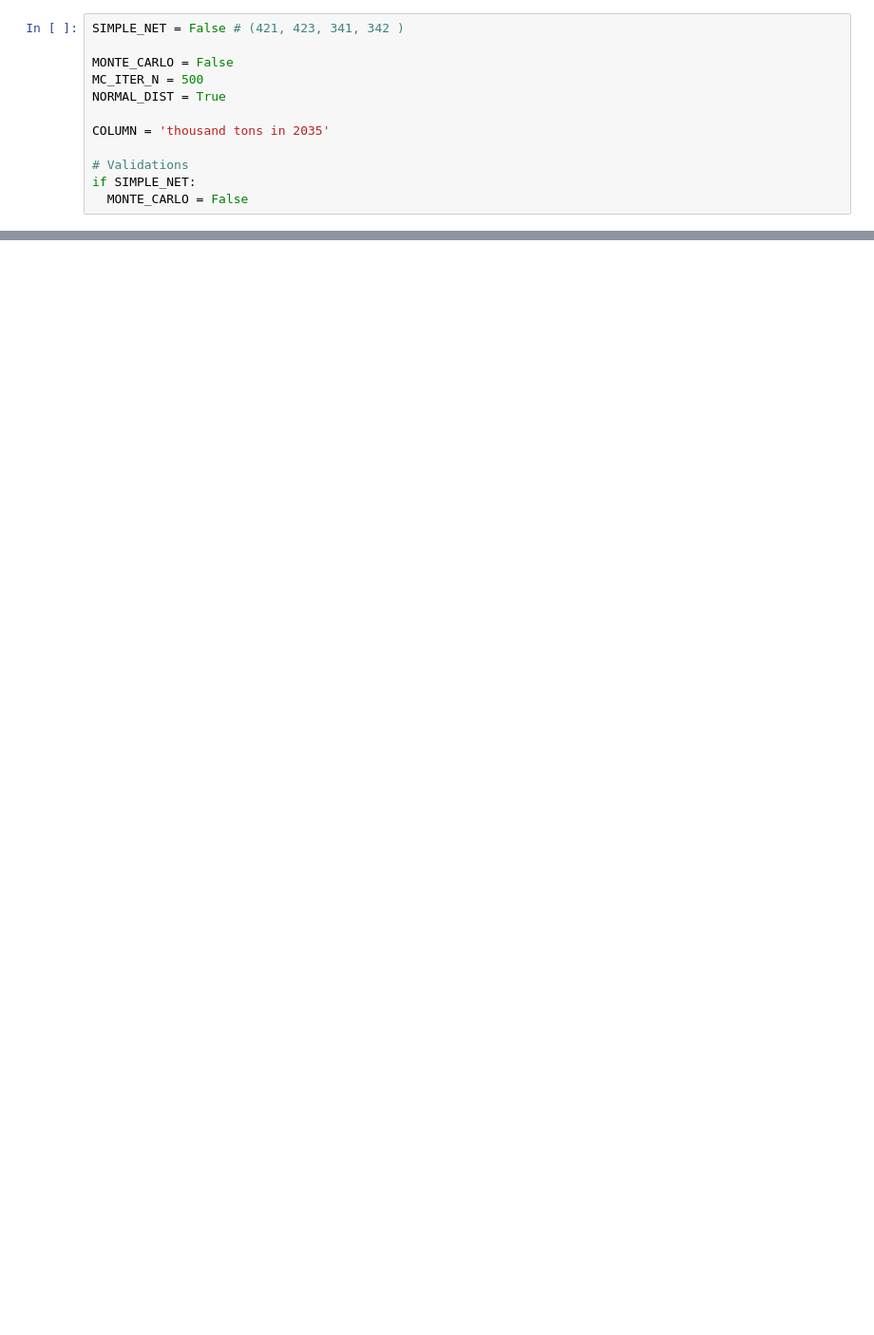
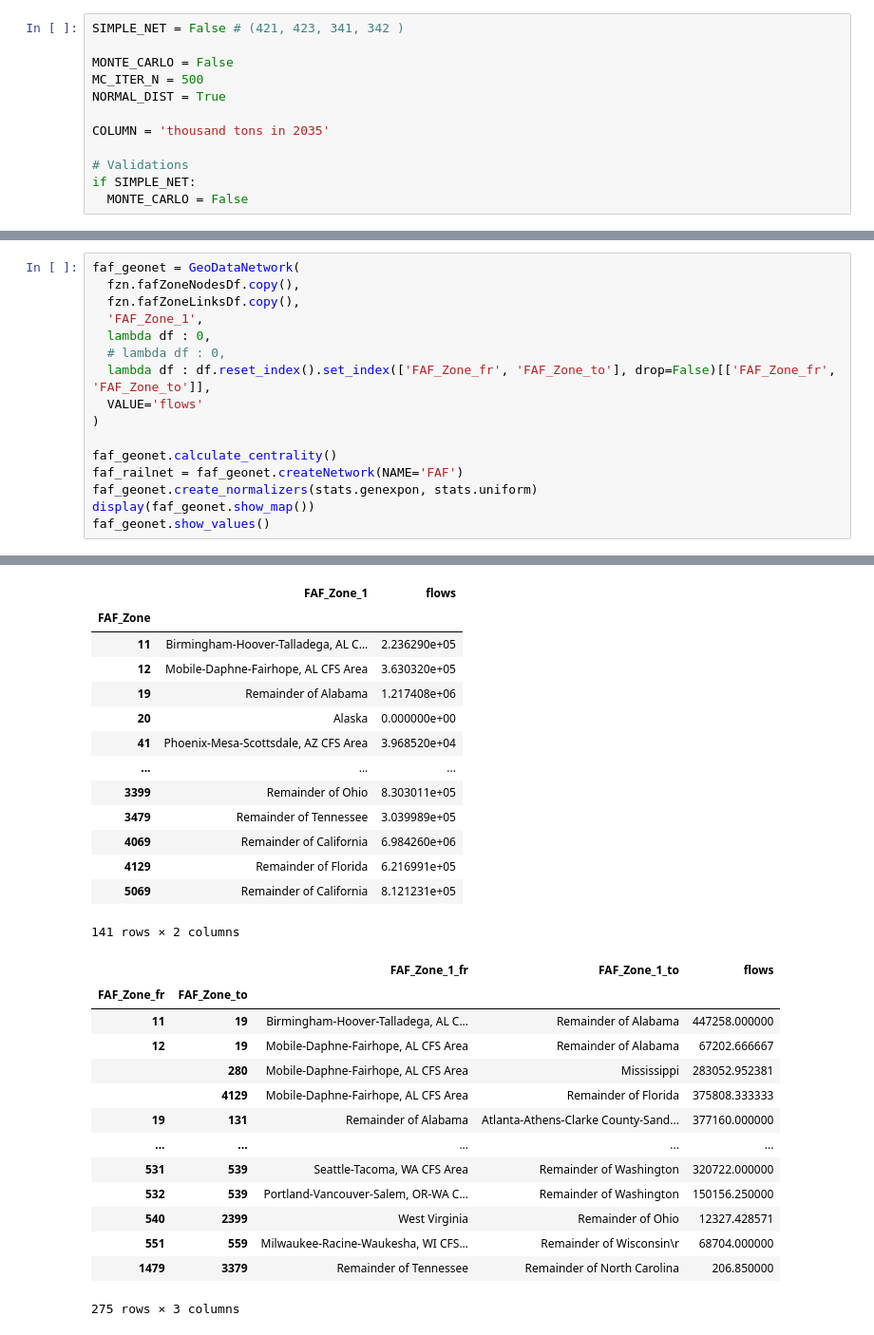
Before and after one commit to UMD-CTSM/network_flow_assignment, a Jupyter notebook: src/faf_sim.ipynb, the cells around one changed output, grey strips where cells are left out. Shown at 95% size. Cells and saved outputs as stored; diff of their text form; blank space fills up the shorter version.

```diff
--- a/src/faf_sim.ipynb
+++ b/src/faf_sim.ipynb
@@ -74,0 +131,17 @@ Series([], Name: sum, dtype: float64)
+# %%
+faf_geonet = GeoDataNetwork(
+  fzn.fafZoneNodesDf.copy(),
+  fzn.fafZoneLinksDf.copy(),
+  'FAF_Zone_1',
+  lambda df : 0,
+  # lambda df : 0,
+  lambda df : df.reset_index().set_index(['FAF_Zone_fr', 'FAF_Zone_to'], drop=False)[['FAF_Zone_fr', 'FAF_Zone_to']],
+  VALUE='flows'
+)
+
+faf_geonet.calculate_centrality()
+faf_railnet = faf_geonet.createNetwork(NAME='FAF')
+faf_geonet.create_normalizers(stats.genexpon, stats.uniform)
+display(faf_geonet.show_map())
+faf_geonet.show_values()
+# %% [output]
@@ -75,3 +149,31 @@ Series([], Name: sum, dtype: float64)
+|  | FAF_Zone_1 | flows |
+| FAF_Zone |  |  |
+| 11 | Birmingham-Hoover-Talladega, AL C... | 2.236290e+05 |
+| 12 | Mobile-Daphne-Fairhope, AL CFS Area | 3.630320e+05 |
+| 19 | Remainder of Alabama | 1.217408e+06 |
+| 20 | Alaska | 0.000000e+00 |
+| 41 | Phoenix-Mesa-Scottsdale, AZ CFS Area | 3.968520e+04 |
+| ... | ... | ... |
+| 3399 | Remainder of Ohio | 8.303011e+05 |
+| 3479 | Remainder of Tennessee | 3.039989e+05 |
+| 4069 | Remainder of California | 6.984260e+06 |
+| 4129 | Remainder of Florida | 6.216991e+05 |
+| 5069 | Remainder of California | 8.121231e+05 |
+141 rows × 2 columns
+|  |  | FAF_Zone_1_fr | FAF_Zone_1_to | flows |
+| FAF_Zone_fr | FAF_Zone_to |  |  |  |
+| 11 | 19 | Birmingham-Hoover-Talladega, AL C... | Remainder of Alabama | 447258.000000 |
+| 12 | 19 | Mobile-Daphne-Fairhope, AL CFS Area | Remainder of Alabama | 67202.666667 |
+|  | 280 | Mobile-Daphne-Fairhope, AL CFS Area | Mississippi | 283052.952381 |
+|  | 4129 | Mobile-Daphne-Fairhope, AL CFS Area | Remainder of Florida | 375808.333333 |
+| 19 | 131 | Remainder of Alabama | Atlanta-Athens-Clarke County-Sand... | 377160.000000 |
+| ... | ... | ... | ... | ... |
+| 531 | 539 | Seattle-Tacoma, WA CFS Area | Remainder of Washington | 320722.000000 |
+| 532 | 539 | Portland-Vancouver-Salem, OR-WA C... | Remainder of Washington | 150156.250000 |
+| 540 | 2399 | West Virginia | Remainder of Ohio | 12327.428571 |
+| 551 | 559 | Milwaukee-Racine-Waukesha, WI CFS... | Remainder of Wisconsin\r | 68704.000000 |
+| 1479 | 3379 | Remainder of Tennessee | Remainder of North Carolina | 206.850000 |
+275 rows × 3 columns
 # %%
 import matplotlib.pyplot as plt
 
```
Also changed, not shown: parts of 10 cells of this notebook, 3 other files.
